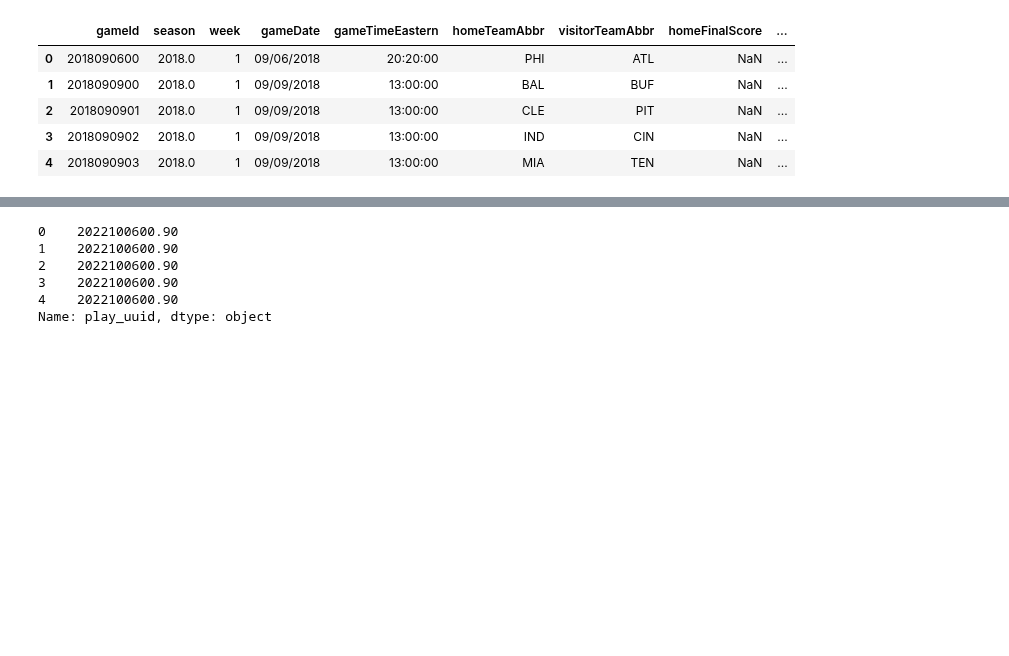
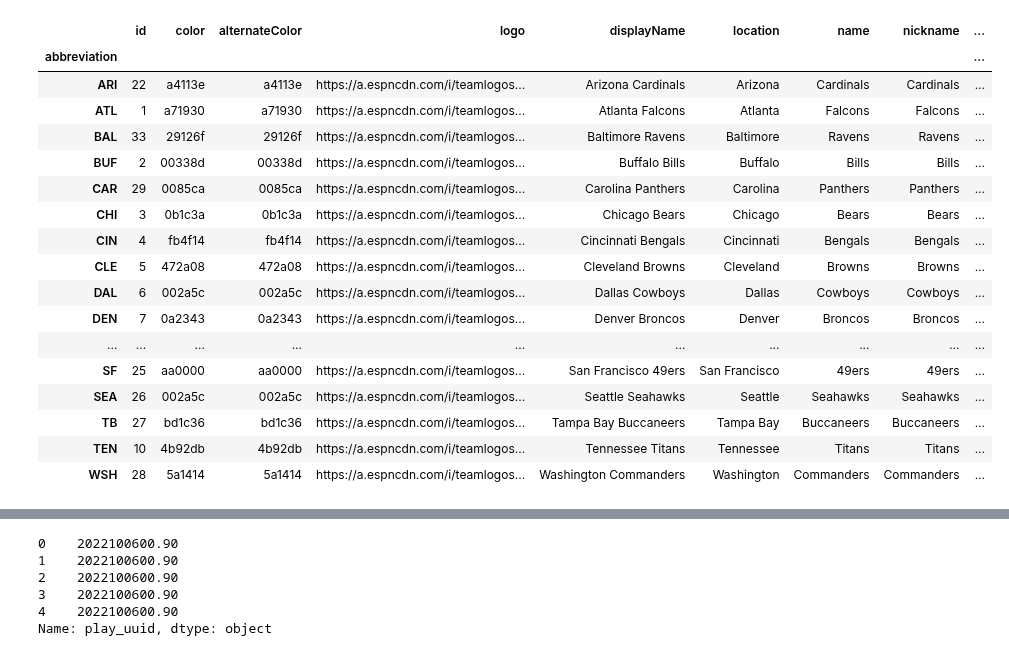
Before and after one commit to rfe123/umn_data_project_004, a Jupyter notebook: umn_data_project_004_nfl.ipynb, the cells around one changed output, grey strips where cells are left out. Cells and saved outputs as stored; diff of their text form; code cells hidden in the pictures; blank space fills up the shorter version.

```diff
--- a/umn_data_project_004_nfl.ipynb
+++ b/umn_data_project_004_nfl.ipynb
@@ -17,13 +30,44 @@ plays_df.head()
-# %%
-games_df = pd.concat(map(pd.read_csv, glob.glob(f'data/nfl-big-data-bowl-*/games.csv')))
-games_df.head()
-# %% [output]
-|  | gameId | season | week | gameDate | gameTimeEastern | homeTeamAbbr | visitorTeamAbbr | homeFinalScore | ... |
-| 0 | 2018090600 | 2018.0 | 1 | 09/06/2018 | 20:20:00 | PHI | ATL | NaN | ... |
-| 1 | 2018090900 | 2018.0 | 1 | 09/09/2018 | 13:00:00 | BAL | BUF | NaN | ... |
-| 2 | 2018090901 | 2018.0 | 1 | 09/09/2018 | 13:00:00 | CLE | PIT | NaN | ... |
-| 3 | 2018090902 | 2018.0 | 1 | 09/09/2018 | 13:00:00 | IND | CIN | NaN | ... |
-| 4 | 2018090903 | 2018.0 | 1 | 09/09/2018 | 13:00:00 | MIA | TEN | NaN | ... |
+# %%
+teams_json = requests.get('https://site.api.espn.com/apis/site/v2/sports/football/nfl/teams').json()
+teams = teams_json['sports'][0]['leagues'][0]['teams']
+
+team_dict = []
+
+for t in teams:
+    team_dict.append({
+        'id': t['team']['id'],
+        'color': t['team']['color'],
+        'alternateColor': t['team']['color'],
+        'logo': t['team']['logos'][0]['href'],
+        'abbreviation': t['team']['abbreviation'],
+        'displayName': t['team']['displayName'],
+        'location': t['team']['location'],
+        'name': t['team']['name'],
+        'nickname': t['team']['nickname'],
+        'shortDisplayName': t['team']['shortDisplayName'],
+    })
+
+team_df = pd.DataFrame(team_dict).set_index('abbreviation')
+team_df
+# %% [output]
+|  | id | color | alternateColor | logo | displayName | location | name | nickname | ... |
+| abbreviation |  |  |  |  |  |  |  |  | ... |
+| ARI | 22 | a4113e | a4113e | https://a.espncdn.com/i/teamlogos... | Arizona Cardinals | Arizona | Cardinals | Cardinals | ... |
+| ATL | 1 | a71930 | a71930 | https://a.espncdn.com/i/teamlogos... | Atlanta Falcons | Atlanta | Falcons | Falcons | ... |
+| BAL | 33 | 29126f | 29126f | https://a.espncdn.com/i/teamlogos... | Baltimore Ravens | Baltimore | Ravens | Ravens | ... |
+| BUF | 2 | 00338d | 00338d | https://a.espncdn.com/i/teamlogos... | Buffalo Bills | Buffalo | Bills | Bills | ... |
+| CAR | 29 | 0085ca | 0085ca | https://a.espncdn.com/i/teamlogos... | Carolina Panthers | Carolina | Panthers | Panthers | ... |
+| CHI | 3 | 0b1c3a | 0b1c3a | https://a.espncdn.com/i/teamlogos... | Chicago Bears | Chicago | Bears | Bears | ... |
+| CIN | 4 | fb4f14 | fb4f14 | https://a.espncdn.com/i/teamlogos... | Cincinnati Bengals | Cincinnati | Bengals | Bengals | ... |
+| CLE | 5 | 472a08 | 472a08 | https://a.espncdn.com/i/teamlogos... | Cleveland Browns | Cleveland | Browns | Browns | ... |
+| DAL | 6 | 002a5c | 002a5c | https://a.espncdn.com/i/teamlogos... | Dallas Cowboys | Dallas | Cowboys | Cowboys | ... |
+| DEN | 7 | 0a2343 | 0a2343 | https://a.espncdn.com/i/teamlogos... | Denver Broncos | Denver | Broncos | Broncos | ... |
+| ... | ... | ... | ... | ... | ... | ... | ... | ... | ... |
+| SF | 25 | aa0000 | aa0000 | https://a.espncdn.com/i/teamlogos... | San Francisco 49ers | San Francisco | 49ers | 49ers | ... |
+| SEA | 26 | 002a5c | 002a5c | https://a.espncdn.com/i/teamlogos... | Seattle Seahawks | Seattle | Seahawks | Seahawks | ... |
+| TB | 27 | bd1c36 | bd1c36 | https://a.espncdn.com/i/teamlogos... | Tampa Bay Buccaneers | Tampa Bay | Buccaneers | Buccaneers | ... |
+| TEN | 10 | 4b92db | 4b92db | https://a.espncdn.com/i/teamlogos... | Tennessee Titans | Tennessee | Titans | Titans | ... |
+| WSH | 28 | 5a1414 | 5a1414 | https://a.espncdn.com/i/teamlogos... | Washington Commanders | Washington | Commanders | Commanders | ... |
 # %%
 plays_df.dtypes
 # %% [output]
```
Also changed, not shown: parts of 21 cells of this notebook.
